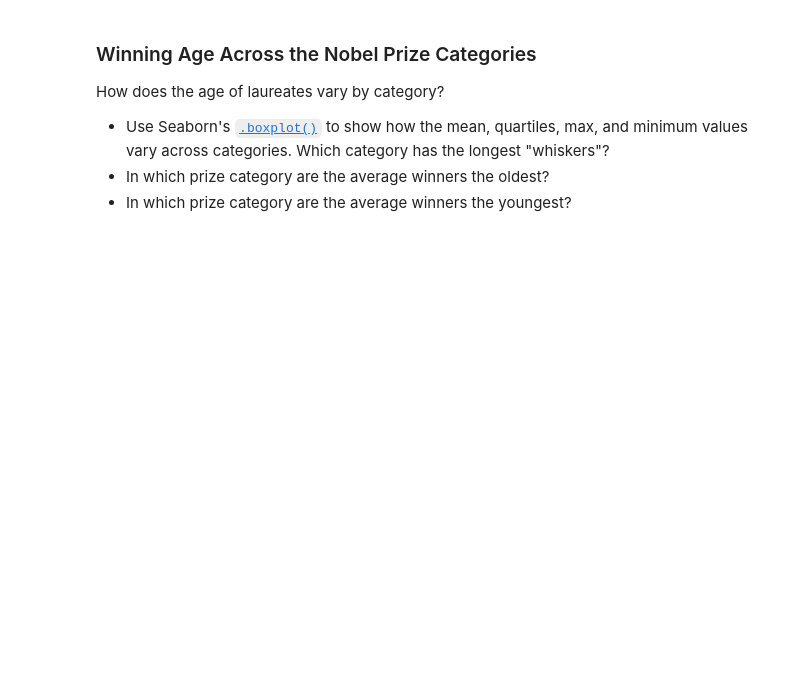
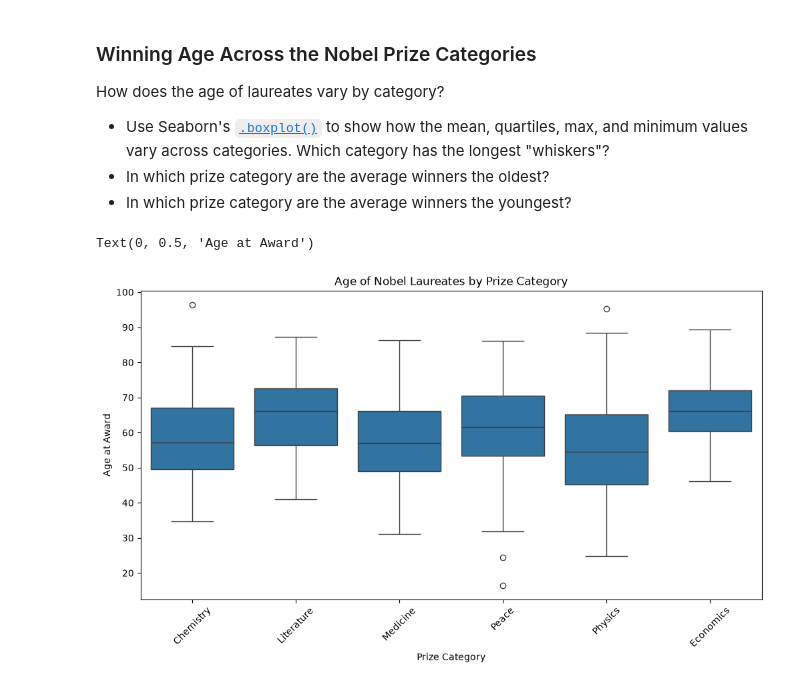
Before and after one commit to Aman88600/100-days-of-code, a Jupyter notebook: Day_79/Nobel+Prize+Analysis+Start/Nobel_Prize_Analysis_(start).ipynb, the cells around one changed output. Cells and saved outputs as stored; diff of their text form; code cells hidden in the pictures; blank space fills up the shorter version.

```diff
--- a/Day_79/Nobel+Prize+Analysis+Start/Nobel_Prize_Analysis_(start).ipynb
+++ b/Day_79/Nobel+Prize+Analysis+Start/Nobel_Prize_Analysis_(start).ipynb
@@ -1219,3 +1266,19 @@ How does the age of laureates vary by category?
 * Use Seaborn's [`.boxplot()`](https://seaborn.pydata.org/generated/seaborn.boxplot.html?highlight=boxplot#seaborn.boxplot) to show how the mean, quartiles, max, and minimum values vary across categories. Which category has the longest "whiskers"?
 * In which prize category are the average winners the oldest?
 * In which prize category are the average winners the youngest?
+# %%
+plt.figure(figsize=(12, 6))
+
+sns.boxplot(
+    data=df_data,
+    x="category",
+    y="winning_age"
+)
+
+plt.xticks(rotation=45)
+plt.title("Age of Nobel Laureates by Prize Category")
+plt.xlabel("Prize Category")
+plt.ylabel("Age at Award")
+# %% [output]
+Text(0, 0.5, 'Age at Award')
+[figure, added]
```
Also changed, not shown: parts of 5 cells of this notebook.
